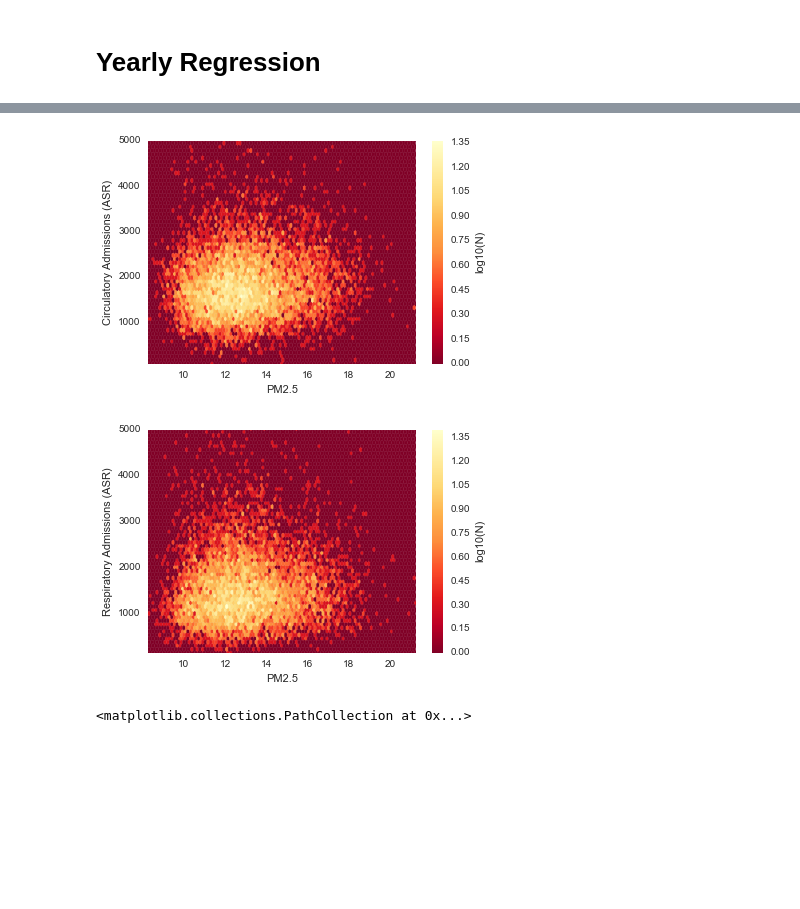
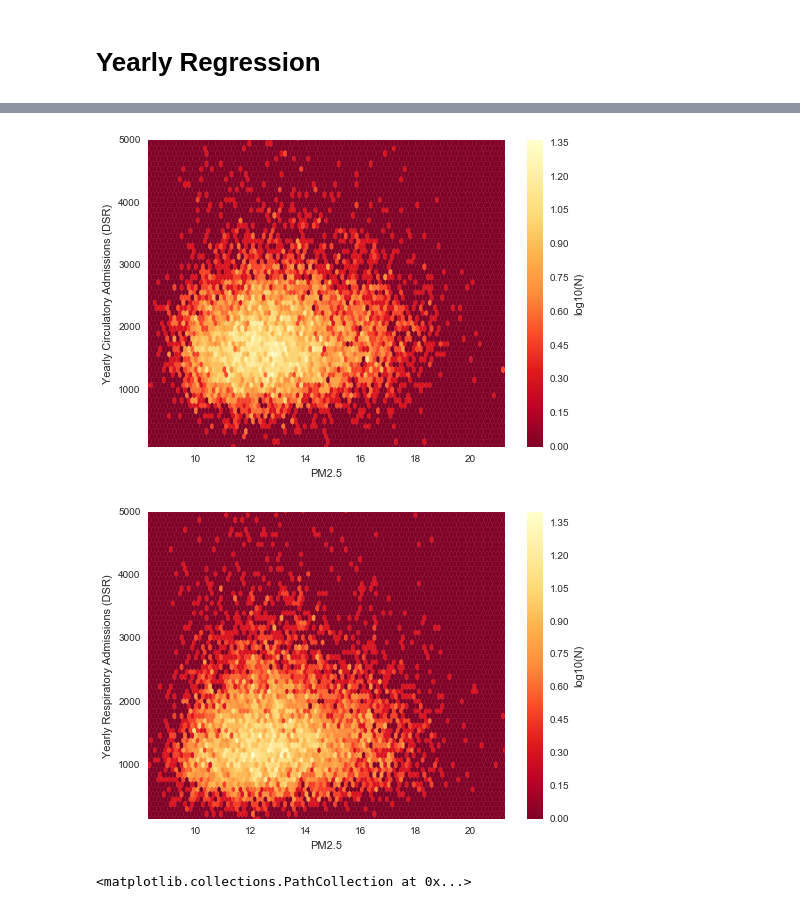
Before and after one commit to annalisasheehan/masters, a Jupyter notebook: Regression_analysis.ipynb, the cells around one changed output, grey strips where cells are left out. Drawn from its saved outputs; the diff is of its cells as text; code cells hidden in the pictures; blank space fills up the shorter version.

Commit message:
Updated hexbin plots

```diff
--- a/Regression_analysis.ipynb
+++ b/Regression_analysis.ipynb
@@ -810,18 +808,18 @@ OLS Regression Results
 # %%
 ymin = Circul_AP_Y.DSR.min()
 ymax = 5000
 xmin = Circul_AP_Y.PM25.min()
 xmax = Circul_AP_Y.PM25.max()
 
 plt.hexbin(Circul_AP_Y.PM25, Circul_AP_Y.DSR, bins='log',cmap=plt.cm.YlOrRd_r)
 plt.axis([xmin, xmax, ymin, ymax])
-plt.ylabel('Circulatory Admissions (ASR)')
+plt.ylabel('Yearly Circulatory Admissions (DSR)')
 plt.xlabel('PM2.5')
 cb = plt.colorbar()
 cb.set_label('log10(N)')
 plt.savefig(r'D:\Annies_Dissertation\Analysis\Regression\HES\Circul_AP_yearly_hexbin.jpeg')
 # %% [output]
-[figure, old version]
+[figure, new version]
 # %%
 ymin = Respir_AP_Y.DSR.min()
 ymax = 5000
@@ -830,13 +828,13 @@ xmax = Respir_AP_Y.PM25.max()
 
 plt.hexbin(Respir_AP_Y.PM25, Respir_AP_Y.DSR, bins='log',cmap=plt.cm.YlOrRd_r)
 plt.axis([xmin, xmax, ymin, ymax])
-plt.ylabel('Respiratory Admissions (ASR)')
+plt.ylabel('Yearly Respiratory Admissions (DSR)')
 plt.xlabel('PM2.5')
 cb = plt.colorbar()
 cb.set_label('log10(N)')
 plt.savefig(r'D:\Annies_Dissertation\Analysis\Regression\HES\Respir_AP_yearly_hexbin.jpeg')
 # %% [output]
-[figure, old version]
+[figure, new version]
 # %%
 plt.scatter(Circul_AP_Y.DSR, Circul_AP_Y.PM25, alpha=0.1)
 #plt.xlim(0, 1000)
```
Also changed, not shown: parts of 24 cells of this notebook.
